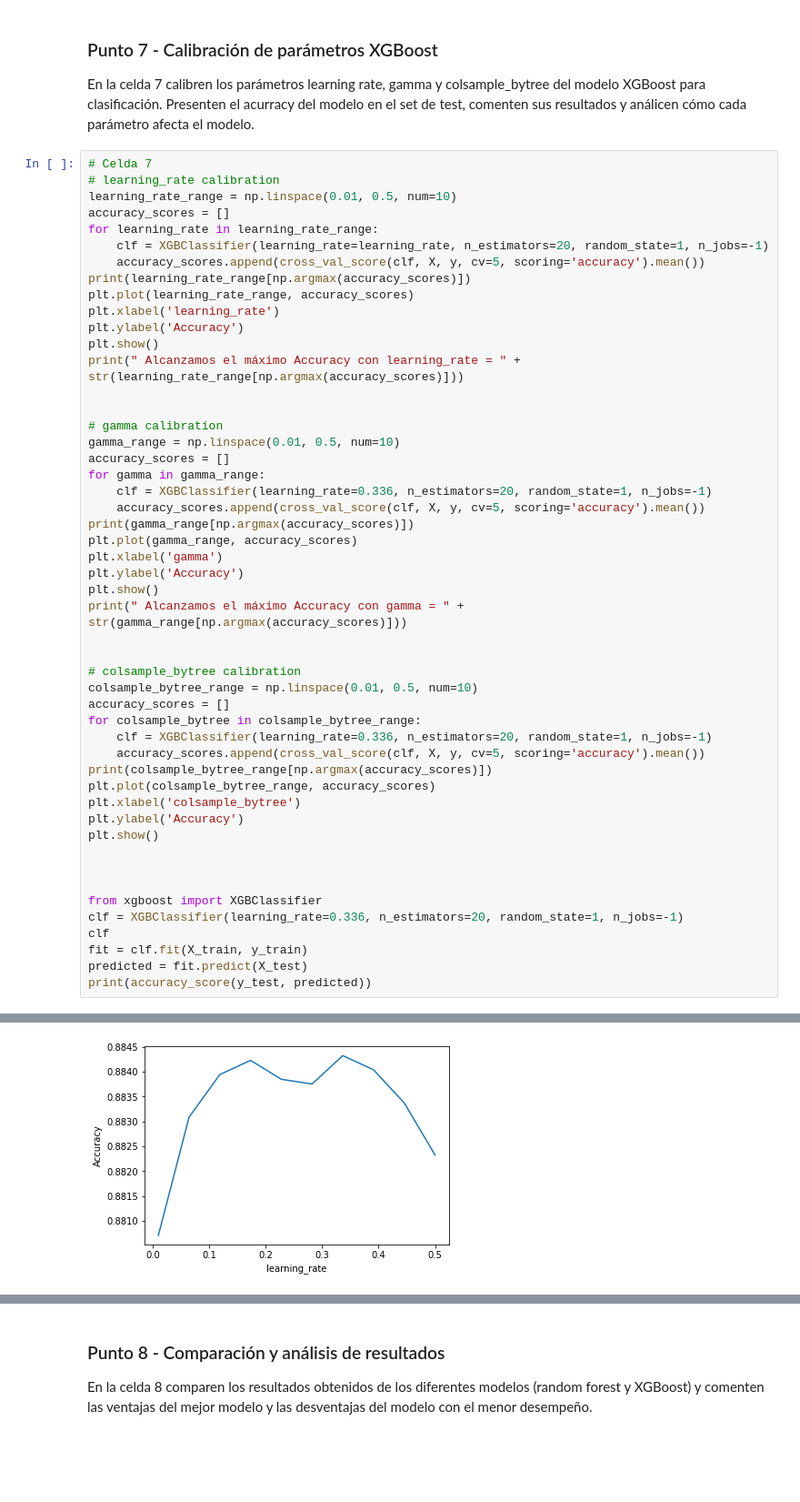
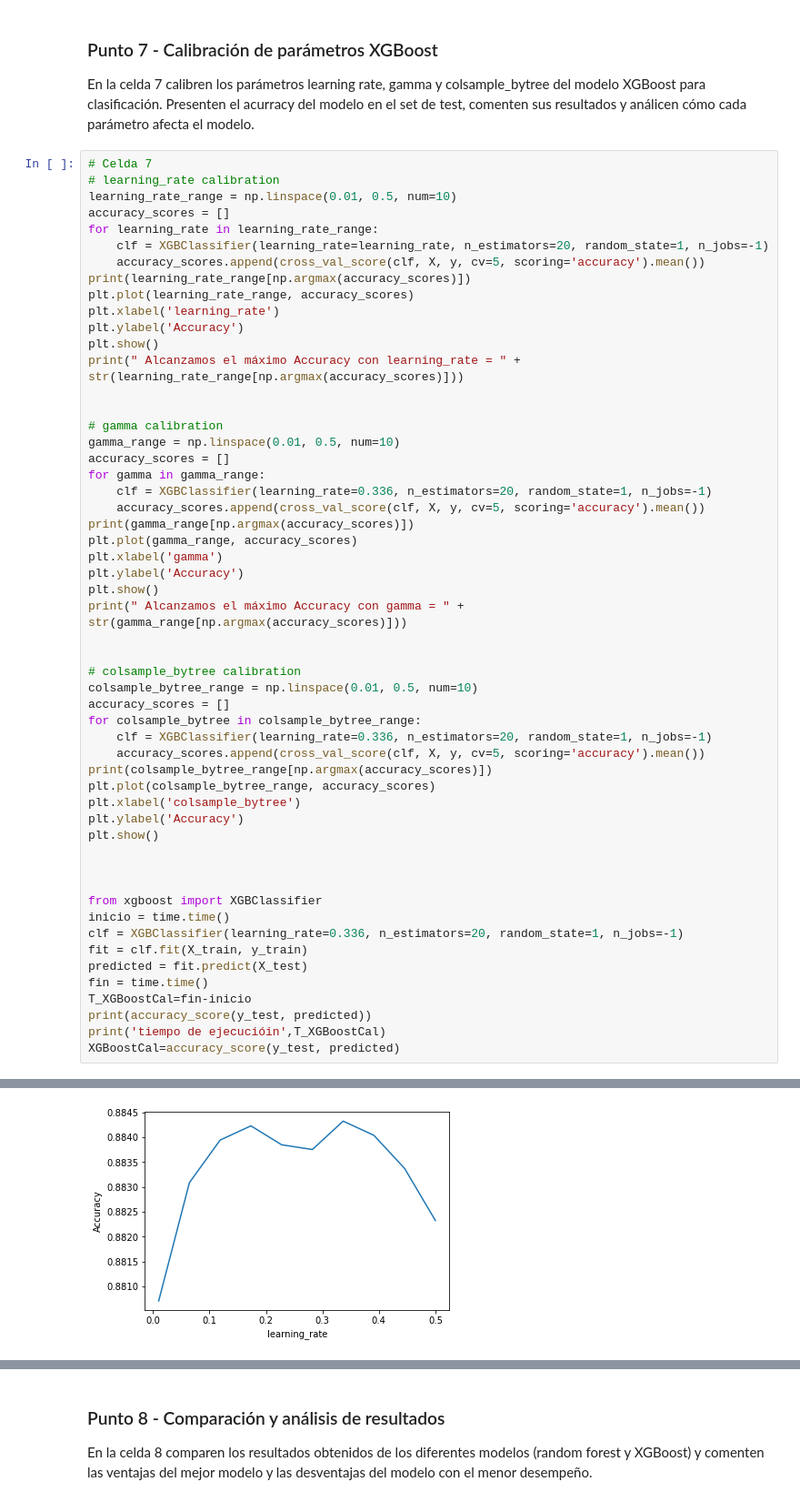
Before and after one commit to cdgonzalezr1/MIAD_ML_and_NLP, a Jupyter notebook: Semana 2/S2TC1_RandomForests_Boosting.ipynb, the cells around one changed output, grey strips where cells are left out. Shown at 91% size. Drawn from its saved outputs; the diff is of its cells as text; blank space fills up the shorter version.

```diff
--- a/Semana 2/S2TC1_RandomForests_Boosting.ipynb
+++ b/Semana 2/S2TC1_RandomForests_Boosting.ipynb
@@ -350,9 +376,13 @@ plt.show()
 
 
 from xgboost import XGBClassifier
+inicio = time.time()
 clf = XGBClassifier(learning_rate=0.336, n_estimators=20, random_state=1, n_jobs=-1)
-clf
 fit = clf.fit(X_train, y_train)
 predicted = fit.predict(X_test)
+fin = time.time()
+T_XGBoostCal=fin-inicio
 print(accuracy_score(y_test, predicted))
+print('tiempo de ejecucióin',T_XGBoostCal)
+XGBoostCal=accuracy_score(y_test, predicted)
 # %% [output]
@@ -375,3 +405,3 @@ print(accuracy_score(y_test, predicted))
 0.33666666666666667
-[figure, old version]
+[figure, new version]
  Alcanzamos el máximo Accuracy con learning_rate = 0.33666666666666667
```
Also changed, not shown: parts of 10 cells of this notebook.
